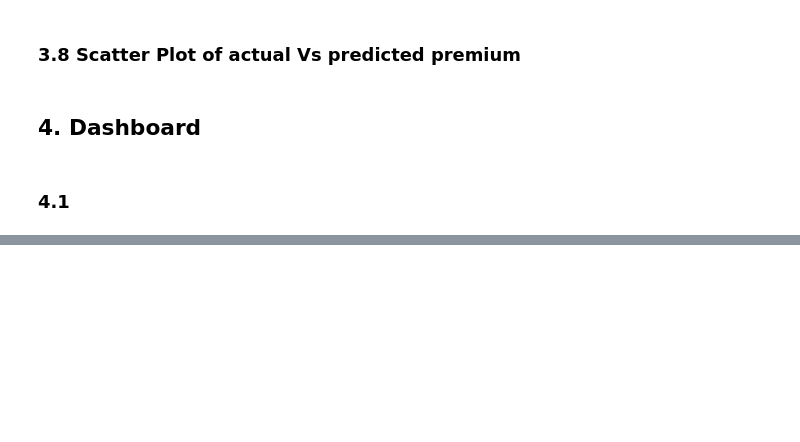
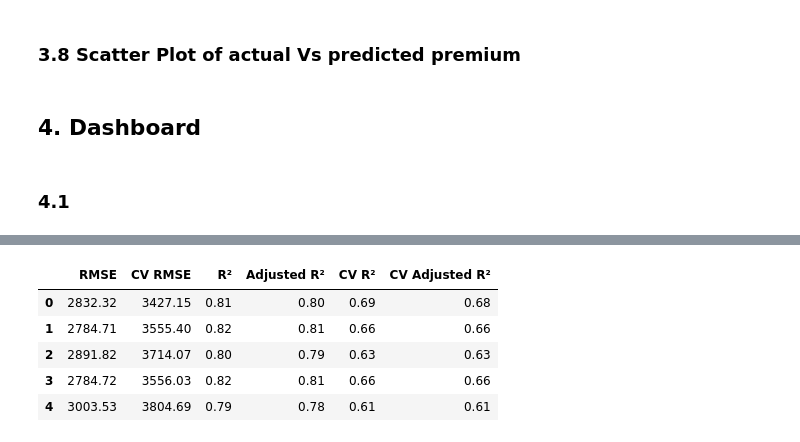
Before and after one commit to csouthall1student/gsuml, a Jupyter notebook: ml_final_project_dashboard.ipynb, the cells around one changed output, grey strips where cells are left out. Cells and saved outputs as stored; diff of their text form; code cells hidden in the pictures; blank space fills up the shorter version.

```diff
--- a/ml_final_project_dashboard.ipynb
+++ b/ml_final_project_dashboard.ipynb
@@ -194,0 +240,13 @@ with col[0]:
+# %%
+df_selected_measure = results_df[results_df.Model == 'RMSE']
+error_cols = ['RMSE', 'CV RMSE', 'R²', 'Adjusted R²', 'CV R²', 'CV Adjusted R²']
+model_list = list(results_df.Model)[::-1]
+#results_df.set_index('Model')[error_cols]
+results_df[error_cols]
+# %% [output]
+|  | RMSE | CV RMSE | R² | Adjusted R² | CV R² | CV Adjusted R² |
+| 0 | 2832.32 | 3427.15 | 0.81 | 0.80 | 0.69 | 0.68 |
+| 1 | 2784.71 | 3555.40 | 0.82 | 0.81 | 0.66 | 0.66 |
+| 2 | 2891.82 | 3714.07 | 0.80 | 0.79 | 0.63 | 0.63 |
+| 3 | 2784.72 | 3556.03 | 0.82 | 0.81 | 0.66 | 0.66 |
+| 4 | 3003.53 | 3804.69 | 0.79 | 0.78 | 0.61 | 0.61 |
```
Also changed, not shown: parts of 3 cells of this notebook, 2 other files.
